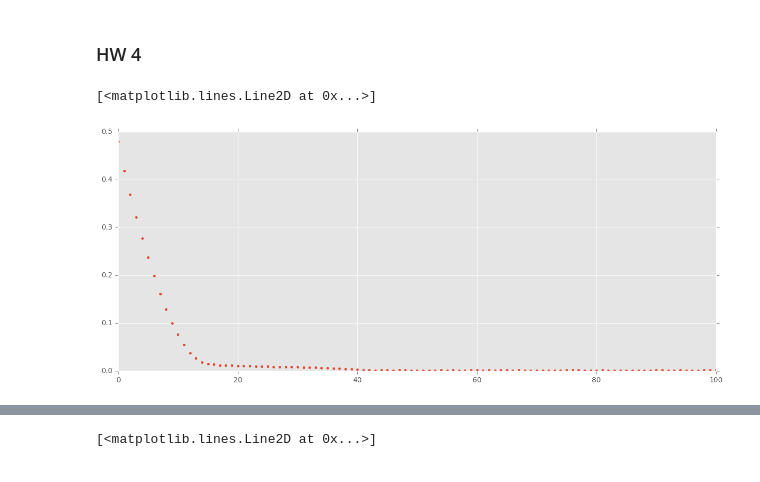
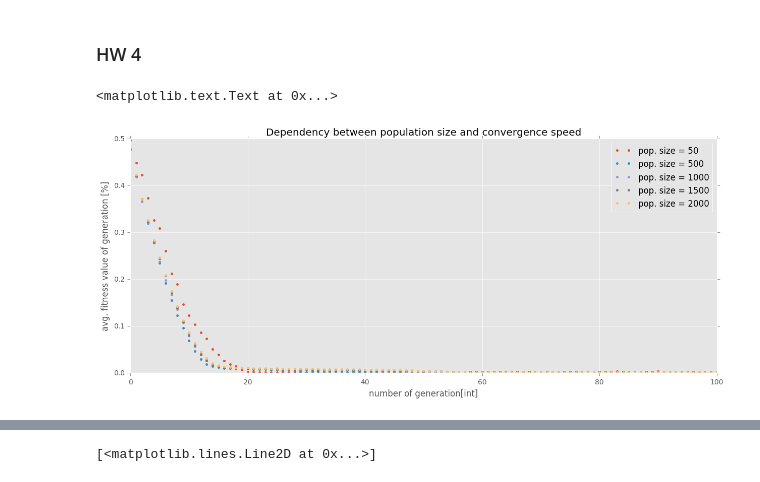
Before and after one commit to bobirdmi/MI-PAA, a Jupyter notebook: hw4.ipynb, the cells around one changed output, grey strips where cells are left out. Saved outputs shown, nothing was run; the diff lists cells and outputs as text; code cells hidden in the pictures.

```diff
--- a/hw4.ipynb
+++ b/hw4.ipynb
@@ -196,8 +208,16 @@ dictn4 = load_pickle_file(result_file4)
 ### HW 4
 # %%
 x = [x for x in range(generation_num + 1)]
-# %%
-plt.plot(x, dictn4[40][0], '.')
-# %% [output]
-[<matplotlib.lines.Line2D at 0x...>]
-[figure, removed]
+# %%
+plt.plot(x, dictn4[40]['population'][50][0], '.', label='pop. size = 50')
+plt.plot(x, dictn4[40]['population'][500][0], '.', label='pop. size = 500')
+plt.plot(x, dictn4[40]['population'][1000][0], '.', label='pop. size = 1000')
+plt.plot(x, dictn4[40]['population'][1500][0], '.', label='pop. size = 1500')
+plt.plot(x, dictn4[40]['population'][2000][0], '.', label='pop. size = 2000')
+plt.xlabel('number of generation[int]')
+plt.ylabel('avg. fitness value of generation [%]')
+plt.legend(loc='best')
+plt.title('Dependency between population size and convergence')
+# %% [output]
+<matplotlib.text.Text at 0x...>
+[figure, added]
```
Also changed, not shown: parts of 9 cells of this notebook, 1 other file.
